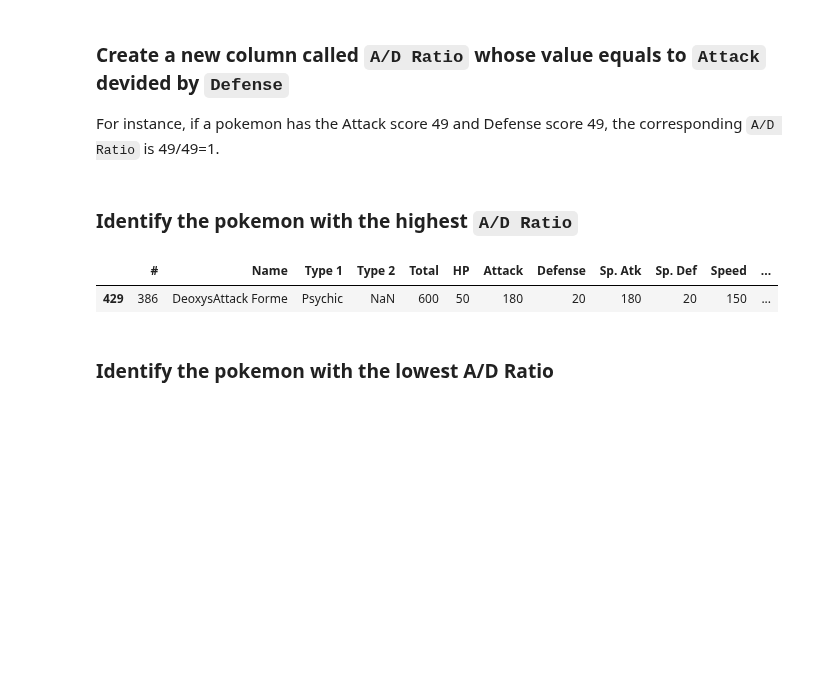
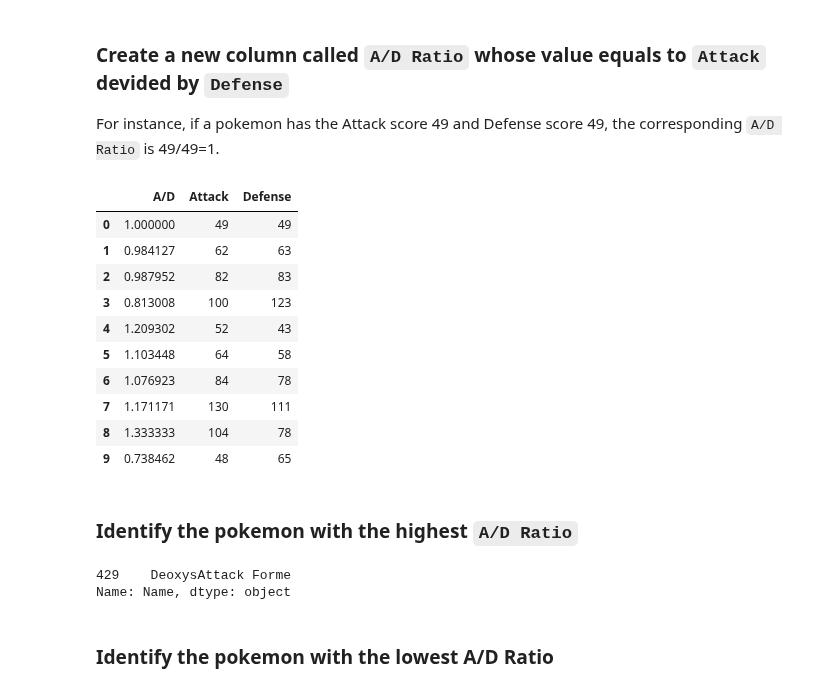
Before and after one commit to davidlafuentem/data-labs, a Jupyter notebook: module-2/lab-df-calculation-and-transformation/your-code/challenge-1.ipynb, the cells around one changed output. Drawn from its saved outputs; the diff is of its cells as text; code cells hidden in the pictures; blank space fills up the shorter version.

```diff
--- a/module-2/lab-df-calculation-and-transformation/your-code/challenge-1.ipynb
+++ b/module-2/lab-df-calculation-and-transformation/your-code/challenge-1.ipynb
@@ -131,14 +119,27 @@ For instance, if a pokemon has the Attack score 49 and Defense score 49, the cor
 # %%
 # enter your code here
 pokemon['A/D'] = pokemon.Attack / pokemon.Defense
+pokemon[['A/D','Attack','Defense']].head(10)
+# %% [output]
+|  | A/D | Attack | Defense |
+| 0 | 1.000000 | 49 | 49 |
+| 1 | 0.984127 | 62 | 63 |
+| 2 | 0.987952 | 82 | 83 |
+| 3 | 0.813008 | 100 | 123 |
+| 4 | 1.209302 | 52 | 43 |
+| 5 | 1.103448 | 64 | 58 |
+| 6 | 1.076923 | 84 | 78 |
+| 7 | 1.171171 | 130 | 111 |
+| 8 | 1.333333 | 104 | 78 |
+| 9 | 0.738462 | 48 | 65 |
 # %% [markdown]
 ### Identify the pokemon with the highest `A/D Ratio`
 # %%
 # enter your code here
-pokemon[pokemon['A/D'] == pokemon['A/D'].max()]
+pokemon.Name[pokemon['A/D'] == pokemon['A/D'].max()]
 # %% [output]
-|  | # | Name | Type 1 | Type 2 | Total | HP | Attack | Defense | Sp. Atk | Sp. Def | Speed | ... |
-| 429 | 386 | DeoxysAttack Forme | Psychic | NaN | 600 | 50 | 180 | 20 | 180 | 20 | 150 | ... |
+429    DeoxysAttack Forme
+Name: Name, dtype: object
 # %% [markdown]
 ### Identify the pokemon with the lowest A/D Ratio
 # %%
```
Also changed, not shown: parts of 9 cells of this notebook.
